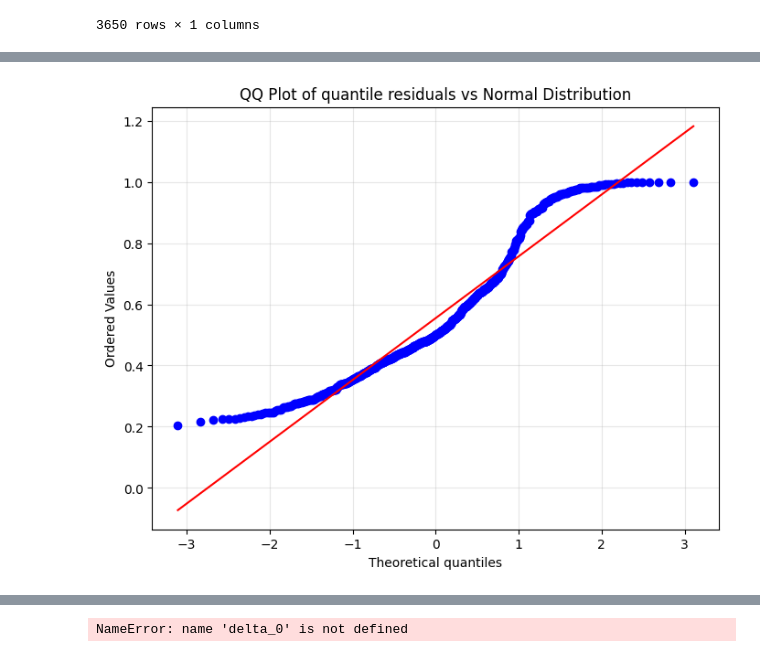
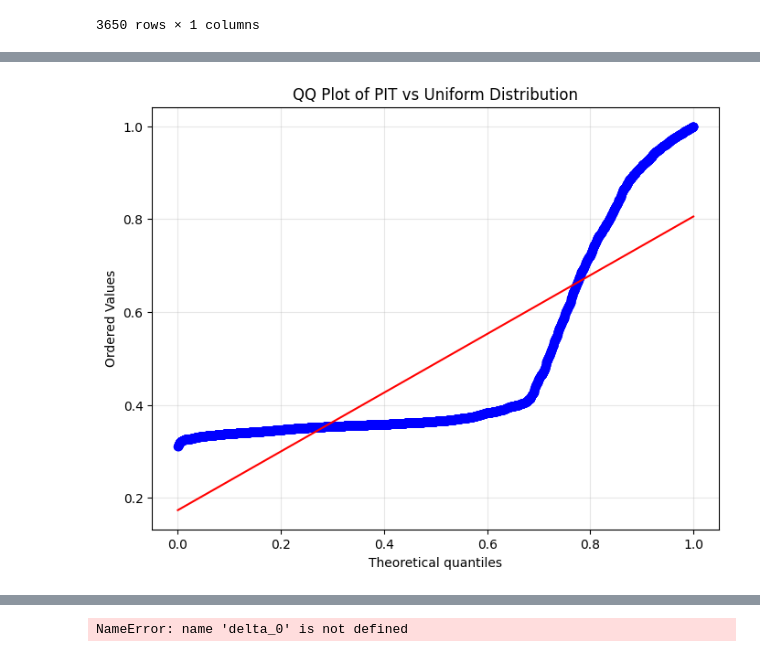
Before and after one commit to ilanGrynszpan/PyGASModels, a Jupyter notebook: sandbox.ipynb, the cells around one changed output, grey strips where cells are left out. Saved outputs shown, nothing was run; the diff lists cells and outputs as text; code cells hidden in the pictures.

```diff
--- a/sandbox.ipynb
+++ b/sandbox.ipynb
@@ -229,2 +90,2 @@ np.float64(0.4115068493150685)
 # %%
-initial_params = dynamics.get_initial_values(xls['precipitation'][-730:])
+initial_params = dynamics.get_initial_values(xls['precipitation'])
@@ -421,2 +237,2 @@ np.float64(12.033863161114592)
 # %%
-mean_gb2, y, pi = dynamics.fit_in_sample(fis, xls['precipitation'].values[-730:])
+mean_gb2, y, pi, level, seas = dynamics.fit_in_sample(fis, xls['precipitation'].values)
@@ -471,2 +284,2 @@ plt.plot(pi[-50:]*100)
 # %%
-plt.hist(pi)
+pit = dynamics.pit(fis, xls['precipitation'].values)
@@ -637,2 +367,0 @@ array([ 5.00742809e+01,  1.06966158e+01,  1.56334692e-01,  5.20335576e-02,
-# %%
-pit = dynamics.pit(fis, xls['precipitation'][-730:].values)
@@ -708,9 +375,9 @@ plt.plot(quant)
 # %%
 # Create QQ plot
 plt.figure(figsize=(8, 6))
-stats.probplot(pit, dist="norm", plot=plt)
-plt.title('QQ Plot of quantile residuals vs Normal Distribution')
+stats.probplot(pit, dist="uniform", plot=plt)
+plt.title('QQ Plot of PIT vs Uniform Distribution')
 plt.grid(True, alpha=0.3)
 plt.show()
 # %% [output]
-[figure, old version]
+[figure, new version]
```
Also changed, not shown: parts of 69 cells of this notebook, 18 other files.
